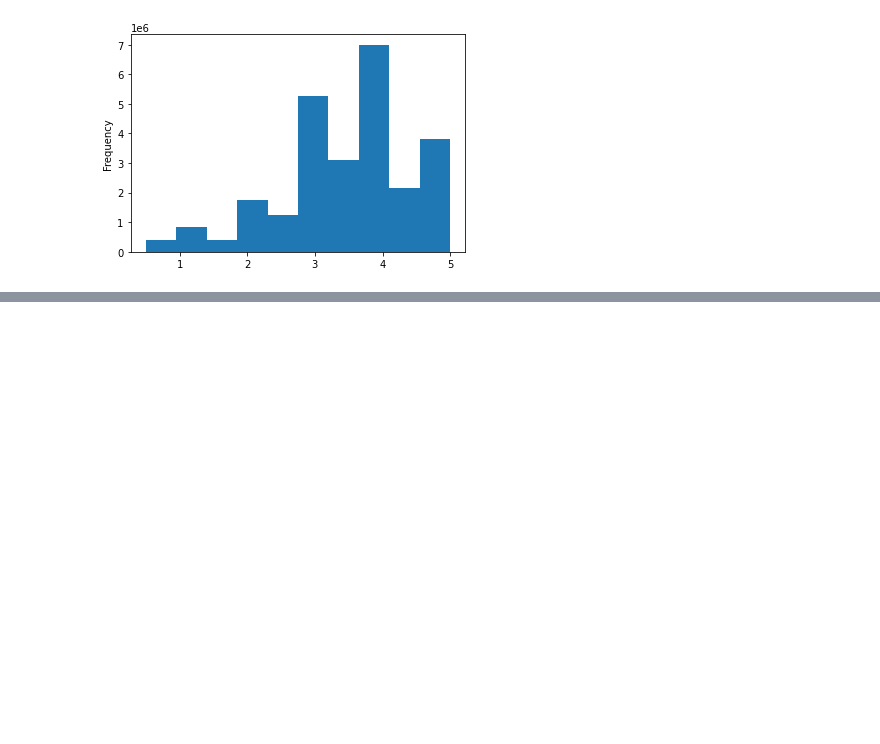
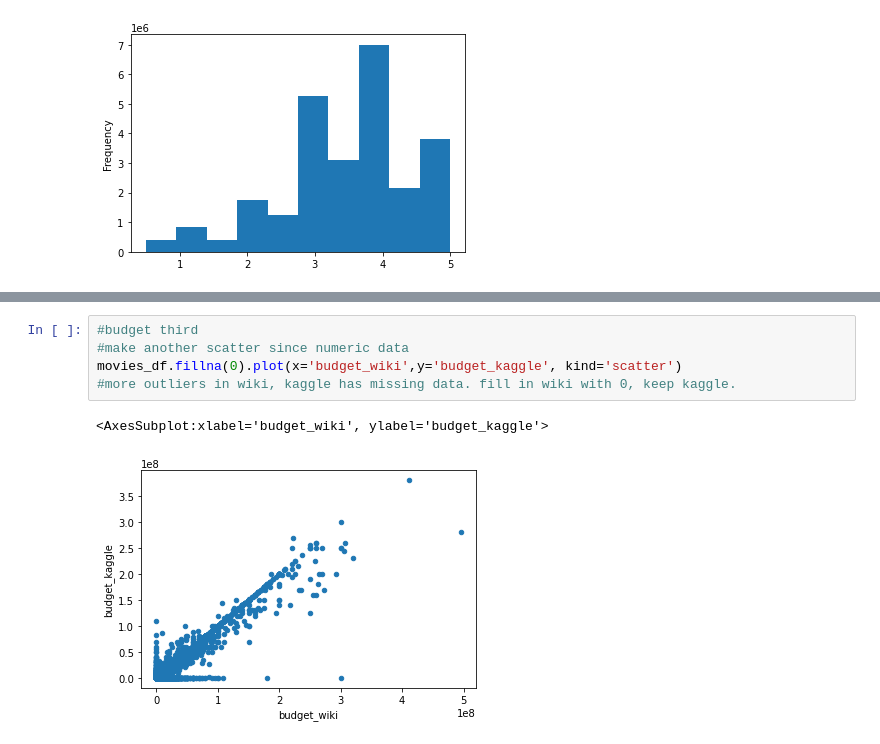
Before and after one commit to DaniliukK95/movies-etl, a Jupyter notebook: Module8.ipynb, the cells around one changed output, grey strips where cells are left out. Drawn from its saved outputs; the diff is of its cells as text; blank space fills up the shorter version.

```diff
--- a/Module8.ipynb
+++ b/Module8.ipynb
@@ -1011,0 +1100,8 @@ Name: rating, dtype: float64
+# %%
+#budget third
+#make another scatter since numeric data
+movies_df.fillna(0).plot(x='budget_wiki',y='budget_kaggle', kind='scatter')
+#more outliers in wiki, kaggle has missing data. fill in wiki with 0, keep kaggle.
+# %% [output]
+<AxesSubplot:xlabel='budget_wiki', ylabel='budget_kaggle'>
+[figure, added]
```
Also changed, not shown: parts of 23 cells of this notebook.
